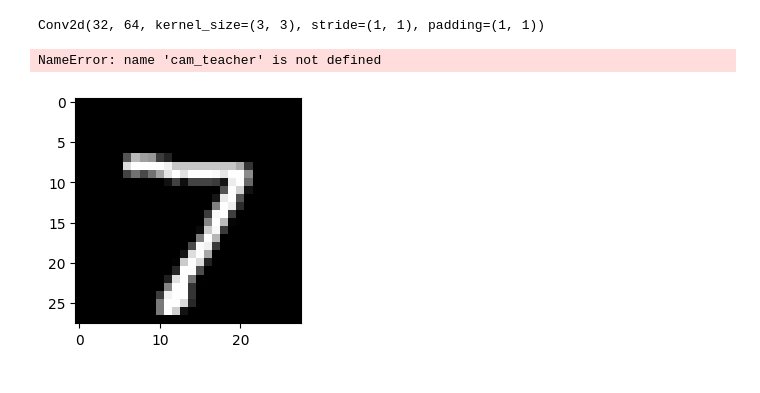
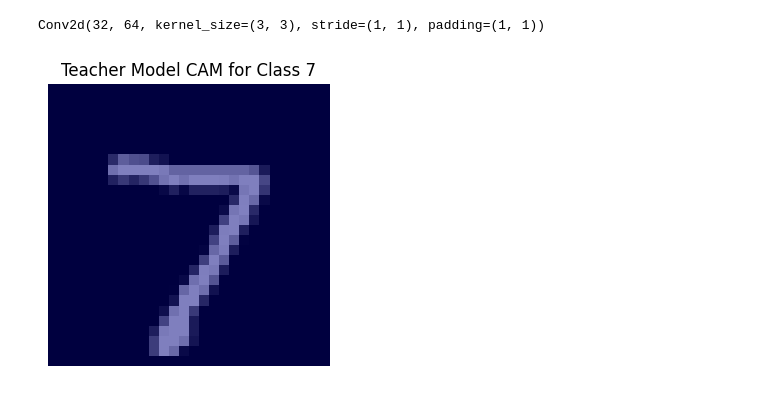
Before and after one commit to shovo896/LLM, a Jupyter notebook: knowledge_dsitil.ipynb, the cells around one changed output. Saved outputs shown, nothing was run; the diff lists cells and outputs as text; code cells hidden in the pictures.

```diff
--- a/knowledge_dsitil.ipynb
+++ b/knowledge_dsitil.ipynb
@@ -360,12 +360,17 @@ teacher.conv2
 # %% [output]
 Conv2d(32, 64, kernel_size=(3, 3), stride=(1, 1), padding=(1, 1))
 # %%
+teacher_cam = GridCAM(teacher, teacher.conv2)
+cam_teacher, class_idx_teacher = teacher_cam.generate(input_image)
+teacher_cam.forward_hook.remove()
+teacher_cam.backward_hook.remove()
+
+plt.figure(figsize=(8, 4))
 plt.subplot(1,2,2)
 plt.imshow(image.squeeze(), cmap='gray')
 plt.imshow(cam_teacher, cmap='jet', alpha=0.5)
 plt.title(f"Teacher Model CAM for Class {class_idx_teacher}")
 plt.axis('off')
 plt.show()
 # %% [output]
-NameError: name 'cam_teacher' is not defined
-[figure, old version]
+[figure, new version]
```
